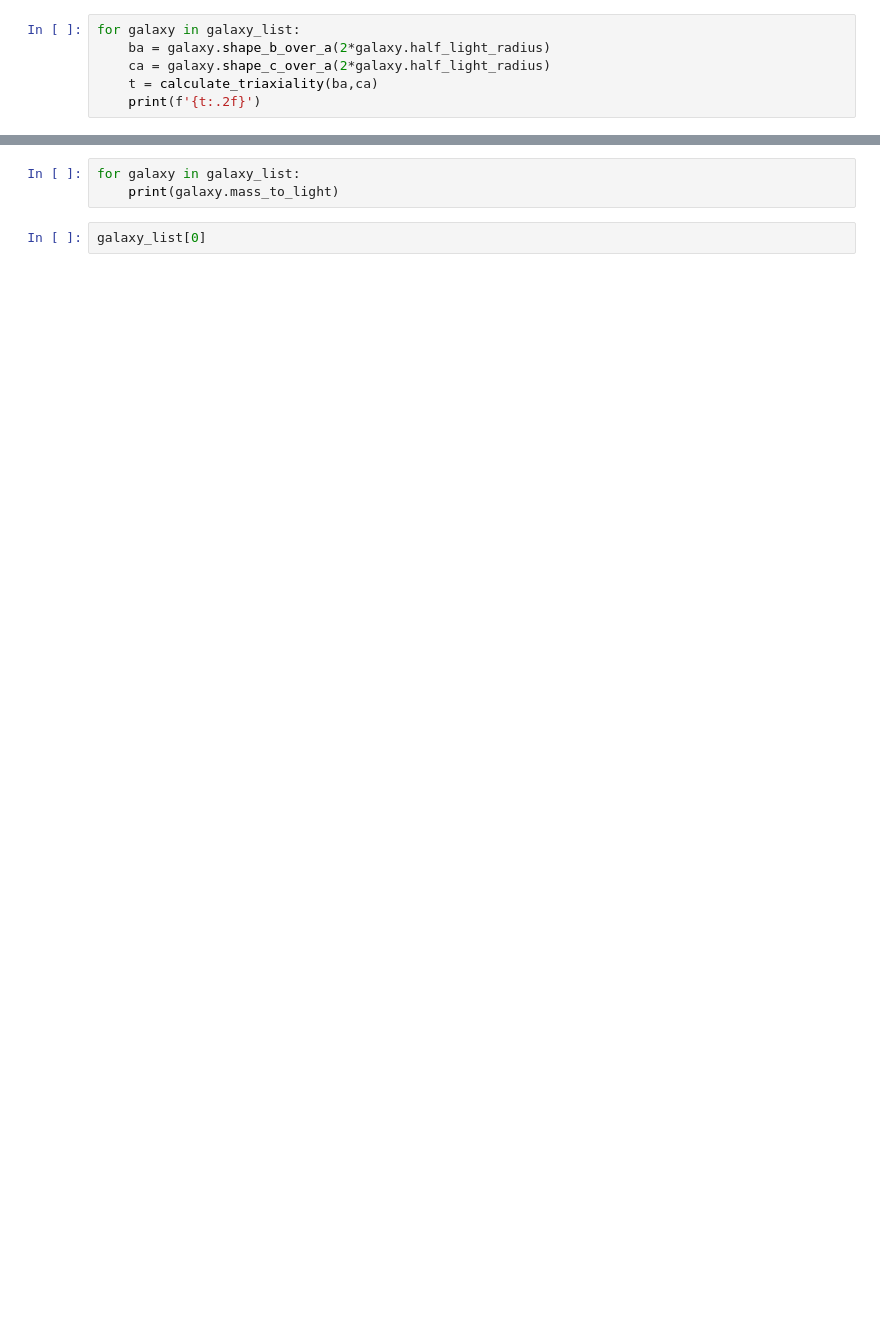
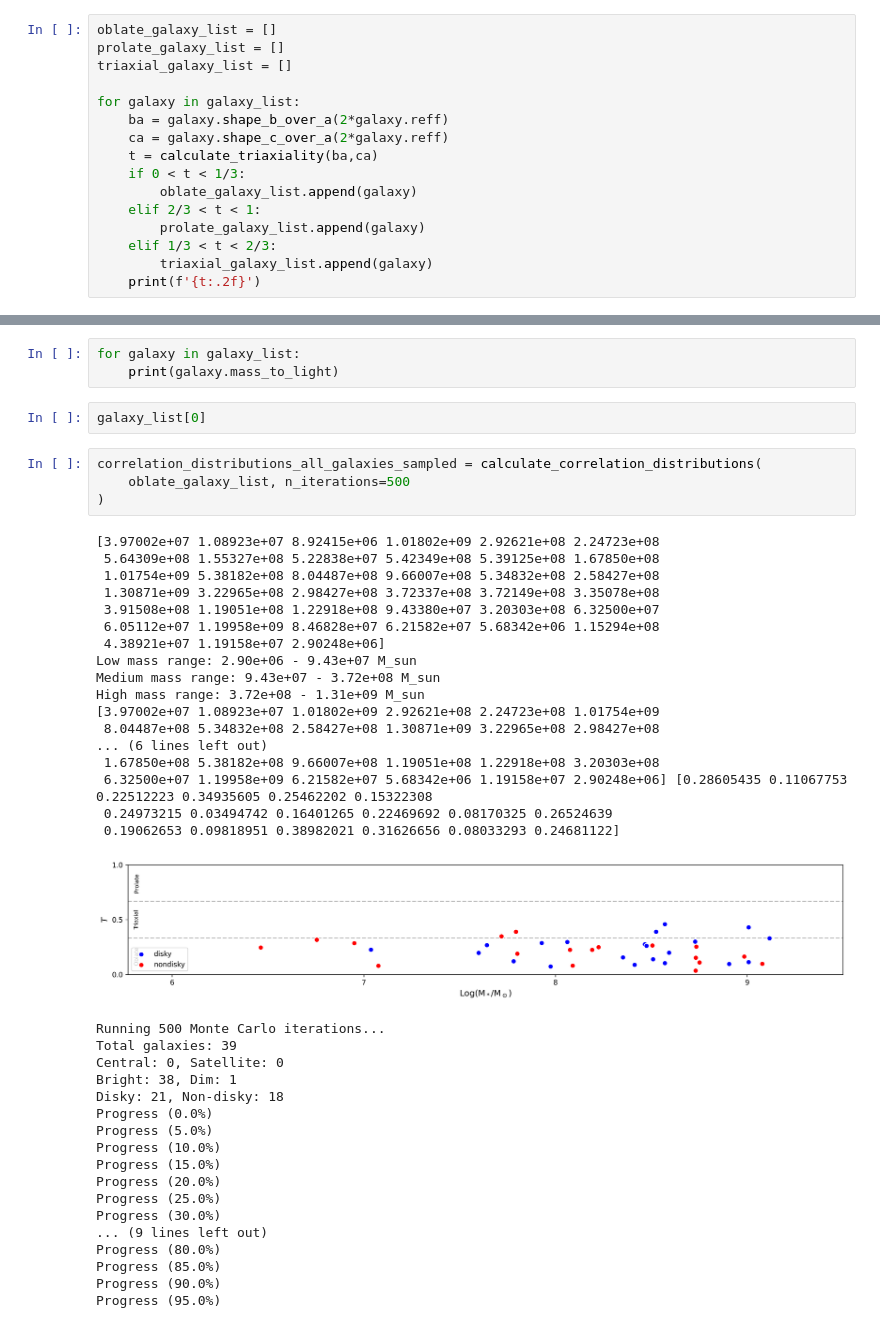
Before and after one commit to Bvogel4/MCMC-deprojection, a Jupyter notebook: xu_correlation_2.ipynb, the cells around one changed output, grey strips where cells are left out. Cells and saved outputs as stored; diff of their text form; blank space fills up the shorter version.

```diff
--- a/xu_correlation_2.ipynb
+++ b/xu_correlation_2.ipynb
@@ -1069,9 +1123,19 @@ for galaxy in galaxy_list:
 # %% [output]
 Loaded 89 galaxies from /home/bk639/OverLeaf/InferencePaper/CorrelationTesting_M_DC/galaxy_data_progress.pkl
 # %%
+oblate_galaxy_list = []
+prolate_galaxy_list = []
+triaxial_galaxy_list = []
+
 for galaxy in galaxy_list:
-    ba = galaxy.shape_b_over_a(2*galaxy.half_light_radius)
-    ca = galaxy.shape_c_over_a(2*galaxy.half_light_radius)
+    ba = galaxy.shape_b_over_a(2*galaxy.reff)
+    ca = galaxy.shape_c_over_a(2*galaxy.reff)
     t = calculate_triaxiality(ba,ca)
+    if 0 < t < 1/3:
+        oblate_galaxy_list.append(galaxy)
+    elif 2/3 < t < 1:
+        prolate_galaxy_list.append(galaxy)
+    elif 1/3 < t < 2/3:
+        triaxial_galaxy_list.append(galaxy)
     print(f'{t:.2f}')
 # %% [output]
@@ -1561,3 +1573,43 @@ for galaxy in galaxy_list:
     print(galaxy.mass_to_light)
 # %%
 galaxy_list[0]
+# %%
+correlation_distributions_all_galaxies_sampled = calculate_correlation_distributions(
+    oblate_galaxy_list, n_iterations=500
+)
+# %% [output]
+[3.97002e+07 1.08923e+07 8.92415e+06 1.01802e+09 2.92621e+08 2.24723e+08
+ 5.64309e+08 1.55327e+08 5.22838e+07 5.42349e+08 5.39125e+08 1.67850e+08
+ 1.01754e+09 5.38182e+08 8.04487e+08 9.66007e+08 5.34832e+08 2.58427e+08
+ 1.30871e+09 3.22965e+08 2.98427e+08 3.72337e+08 3.72149e+08 3.35078e+08
+ 3.91508e+08 1.19051e+08 1.22918e+08 9.43380e+07 3.20303e+08 6.32500e+07
+ 6.05112e+07 1.19958e+09 8.46828e+07 6.21582e+07 5.68342e+06 1.15294e+08
+ 4.38921e+07 1.19158e+07 2.90248e+06]
+Low mass range: 2.90e+06 - 9.43e+07 M_sun
+Medium mass range: 9.43e+07 - 3.72e+08 M_sun
+High mass range: 3.72e+08 - 1.31e+09 M_sun
+[3.97002e+07 1.08923e+07 1.01802e+09 2.92621e+08 2.24723e+08 1.01754e+09
+ 8.04487e+08 5.34832e+08 2.58427e+08 1.30871e+09 3.22965e+08 2.98427e+08
+... (6 lines left out)
+ 1.67850e+08 5.38182e+08 9.66007e+08 1.19051e+08 1.22918e+08 3.20303e+08
+ 6.32500e+07 1.19958e+09 6.21582e+07 5.68342e+06 1.19158e+07 2.90248e+06] [0.28605435 0.11067753 0.22512223 0.34935605 0.25462202 0.15322308
+ 0.24973215 0.03494742 0.16401265 0.22469692 0.08170325 0.26524639
+ 0.19062653 0.09818951 0.38982021 0.31626656 0.08033293 0.24681122]
+[figure, added]
+Running 500 Monte Carlo iterations...
+Total galaxies: 39
+Central: 0, Satellite: 0
+Bright: 38, Dim: 1
+Disky: 21, Non-disky: 18
+Progress (0.0%)
+Progress (5.0%)
+Progress (10.0%)
+Progress (15.0%)
+Progress (20.0%)
+Progress (25.0%)
+Progress (30.0%)
+... (9 lines left out)
+Progress (80.0%)
+Progress (85.0%)
+Progress (90.0%)
+Progress (95.0%)
```
Also changed, not shown: parts of 12 cells of this notebook, 19 other files.
